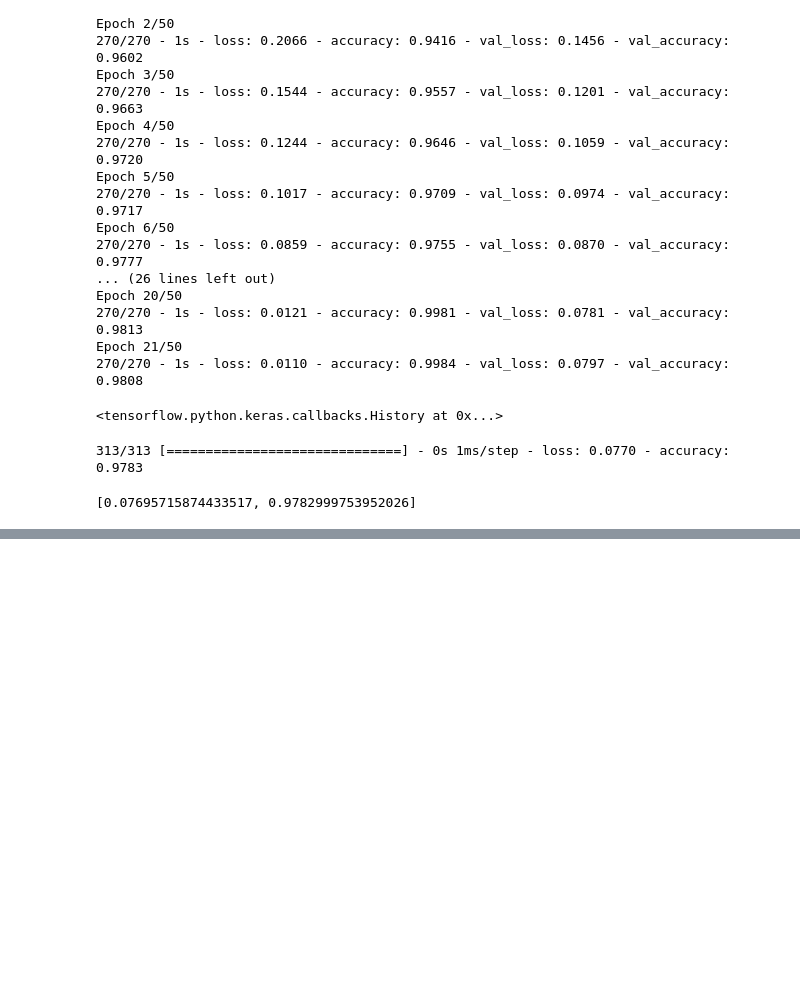
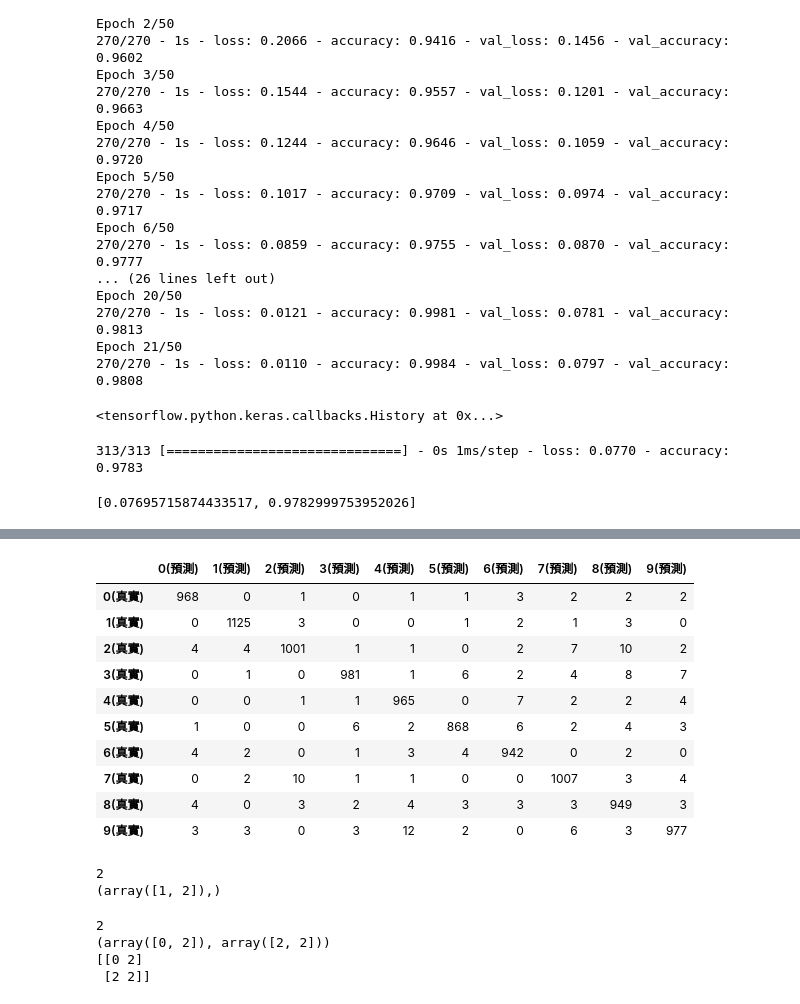
Before and after one commit to Syilun/TibameAI04, a Jupyter notebook: mlp.ipynb, the cells around one changed output, grey strips where cells are left out. Saved outputs shown, nothing was run; the diff lists cells and outputs as text; code cells hidden in the pictures; blank space fills up the shorter version.

```diff
--- a/mlp.ipynb
+++ b/mlp.ipynb
@@ -148,0 +173,42 @@ model.evaluate(x_test_norm, y_test_cat)
+# %%
+import pandas as pd
+from sklearn.metrics import confusion_matrix
+pd.DataFrame(confusion_matrix(y_test, pre),
+       index=["{}(真實)".format(i) for i in range(10)],
+       columns=["{}(預測)".format(i) for i in range(10)])
+# %% [output]
+|  | 0(預測) | 1(預測) | 2(預測) | 3(預測) | 4(預測) | 5(預測) | 6(預測) | 7(預測) | 8(預測) | 9(預測) |
+| 0(真實) | 968 | 0 | 1 | 0 | 1 | 1 | 3 | 2 | 2 | 2 |
+| 1(真實) | 0 | 1125 | 3 | 0 | 0 | 1 | 2 | 1 | 3 | 0 |
+| 2(真實) | 4 | 4 | 1001 | 1 | 1 | 0 | 2 | 7 | 10 | 2 |
+| 3(真實) | 0 | 1 | 0 | 981 | 1 | 6 | 2 | 4 | 8 | 7 |
+| 4(真實) | 0 | 0 | 1 | 1 | 965 | 0 | 7 | 2 | 2 | 4 |
+| 5(真實) | 1 | 0 | 0 | 6 | 2 | 868 | 6 | 2 | 4 | 3 |
+| 6(真實) | 4 | 2 | 0 | 1 | 3 | 4 | 942 | 0 | 2 | 0 |
+| 7(真實) | 0 | 2 | 10 | 1 | 1 | 0 | 0 | 1007 | 3 | 4 |
+| 8(真實) | 4 | 0 | 3 | 2 | 4 | 3 | 3 | 3 | 949 | 3 |
+| 9(真實) | 3 | 3 | 0 | 3 | 12 | 2 | 0 | 6 | 3 | 977 |
+# %%
+# 為了看有多少預測不對
+# np.nonzero: 找到非零值的位置
+import numpy as np
+#a是1維陣列
+a = [0,2,3]
+b = np.nonzero(a)
+print(np.array(b).ndim)
+print(b)
+# %% [output]
+2
+(array([1, 2]),)
+# %%
+#a是2維陣列
+a = np.array([[0,0,3],[0,0,0],[0,0,9]])
+b = np.nonzero(a)
+print(np.array(b).ndim)
+print(b)
+print(np.transpose(np.nonzero(a)))
+# %% [output]
+2
+(array([0, 2]), array([2, 2]))
+[[0 2]
+ [2 2]]
```
Also changed, not shown: parts of 6 cells of this notebook.
